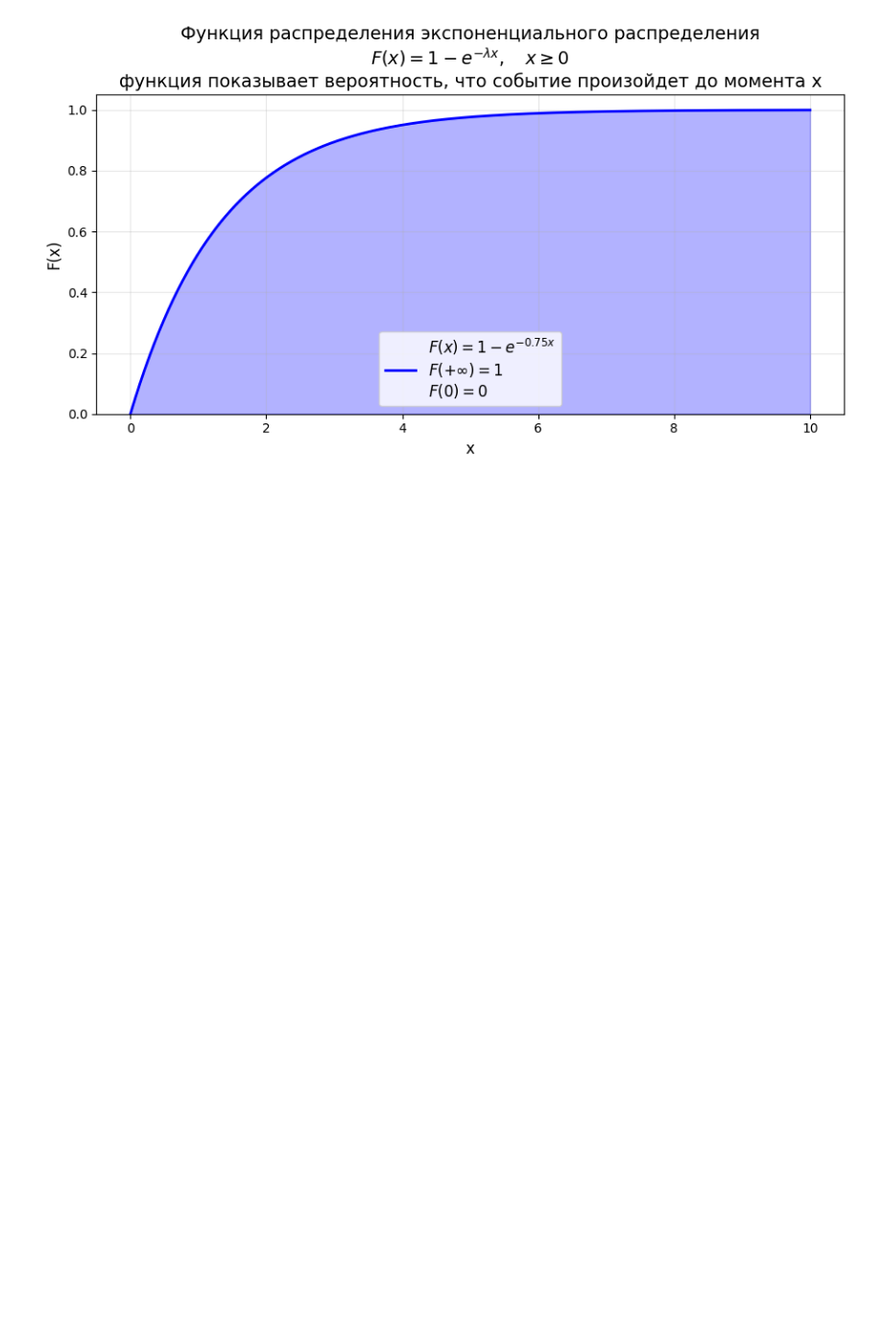
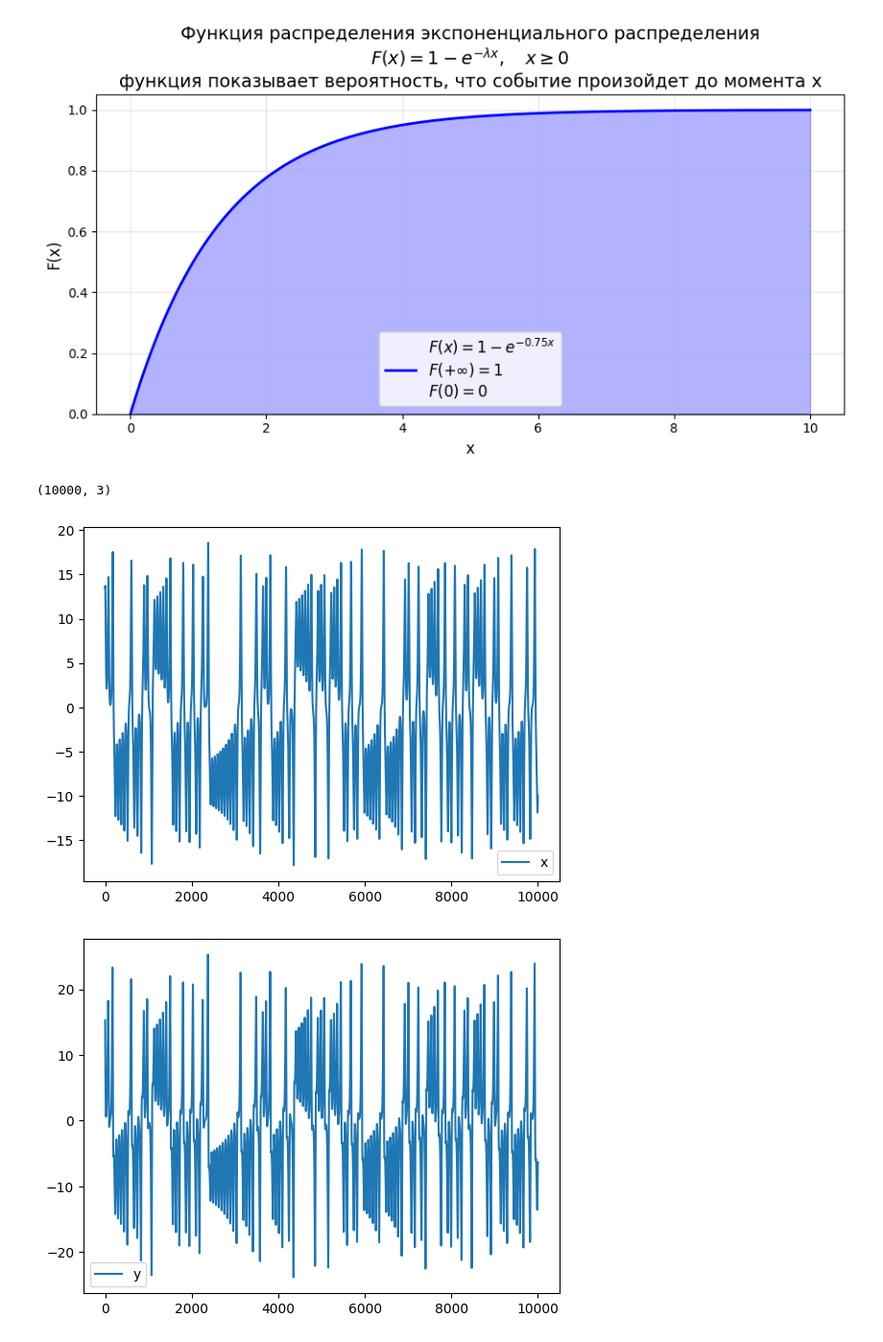
Before and after one commit to romkaimp/MS, a Jupyter notebook: sym_econo/systems_overview.ipynb, the cells around one changed output. Shown: that part at 96% size. Drawn from its saved outputs; the diff is of its cells as text; code cells hidden in the pictures; blank space fills up the shorter version.

```diff
--- a/sym_econo/systems_overview.ipynb
+++ b/sym_econo/systems_overview.ipynb
@@ -64,3 +68,19 @@ plt.show()
 # %% [output]
 [figure]
 [figure]
+# %%
+data = np.load('data/single_lorenz.npy')
+print(data.shape)
+plt.plot(data[:, 0], label='x')
+plt.legend()
+plt.show()
+plt.plot(data[:, 1], label='y')
+plt.legend()
+plt.show()
+plt.plot(data[:, 2], label='z')
+plt.legend()
+plt.show()
+# %% [output]
+(10000, 3)
+[figure, added]
+[figure, added]
```
Also changed, not shown: parts of 5 cells of this notebook, 1 other file.
